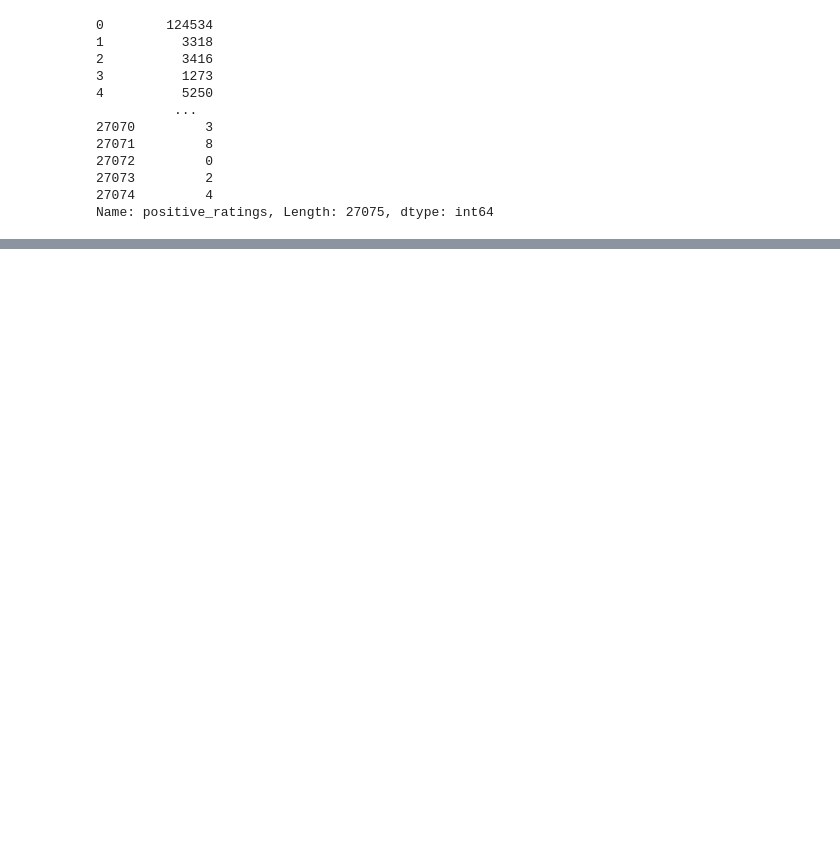
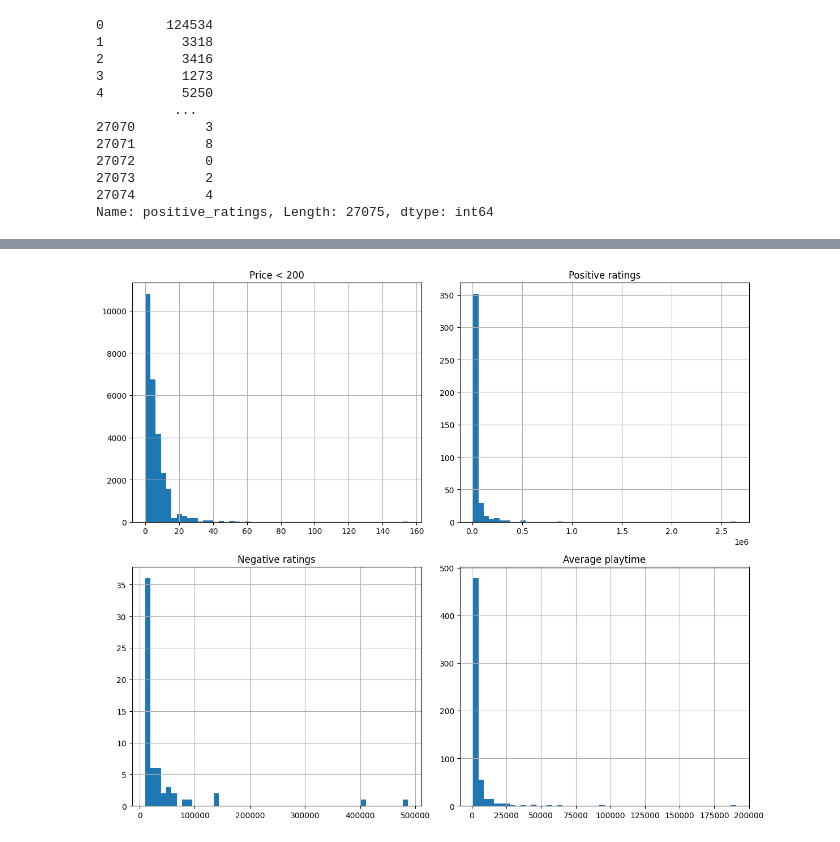
Before and after one commit to Plestan/Analyse-comportementale-Steam, a Jupyter notebook: analyse.ipynb, the cells around one changed output, grey strips where cells are left out. Saved outputs shown, nothing was run; the diff lists cells and outputs as text; code cells hidden in the pictures; blank space fills up the shorter version.

```diff
--- a/analyse.ipynb
+++ b/analyse.ipynb
@@ -551,0 +544,25 @@ df[['price']]
+# %%
+import matplotlib.pyplot as plt
+
+fig, axes = plt.subplots(2, 2, figsize=(12, 10))
+
+# Histogramme des prix < 200
+df.loc[df['price'] < 200, 'price'].hist(bins=50, ax=axes[0, 0])
+axes[0, 0].set_title('Price < 200')
+
+# Histogramme des évaluations positives > 10
+df.loc[df['positive_ratings'] > 10000, 'positive_ratings'].hist(bins=50, ax=axes[0, 1])
+axes[0, 1].set_title('Positive ratings')
+
+# Histogramme des évaluations négatives > 10
+df.loc[df['negative_ratings'] > 10000, 'negative_ratings'].hist(bins=50, ax=axes[1, 0])
+axes[1, 0].set_title('Negative ratings')
+
+# Histogramme du temps de jeu moyen
+df.loc[df['average_playtime'] > 1000, 'average_playtime'].hist(bins=50, ax=axes[1, 1])
+axes[1, 1].set_title('Average playtime')
+
+plt.tight_layout()
+plt.show()
+# %% [output]
+[figure, added]
```
Also changed, not shown: parts of 15 cells of this notebook.
